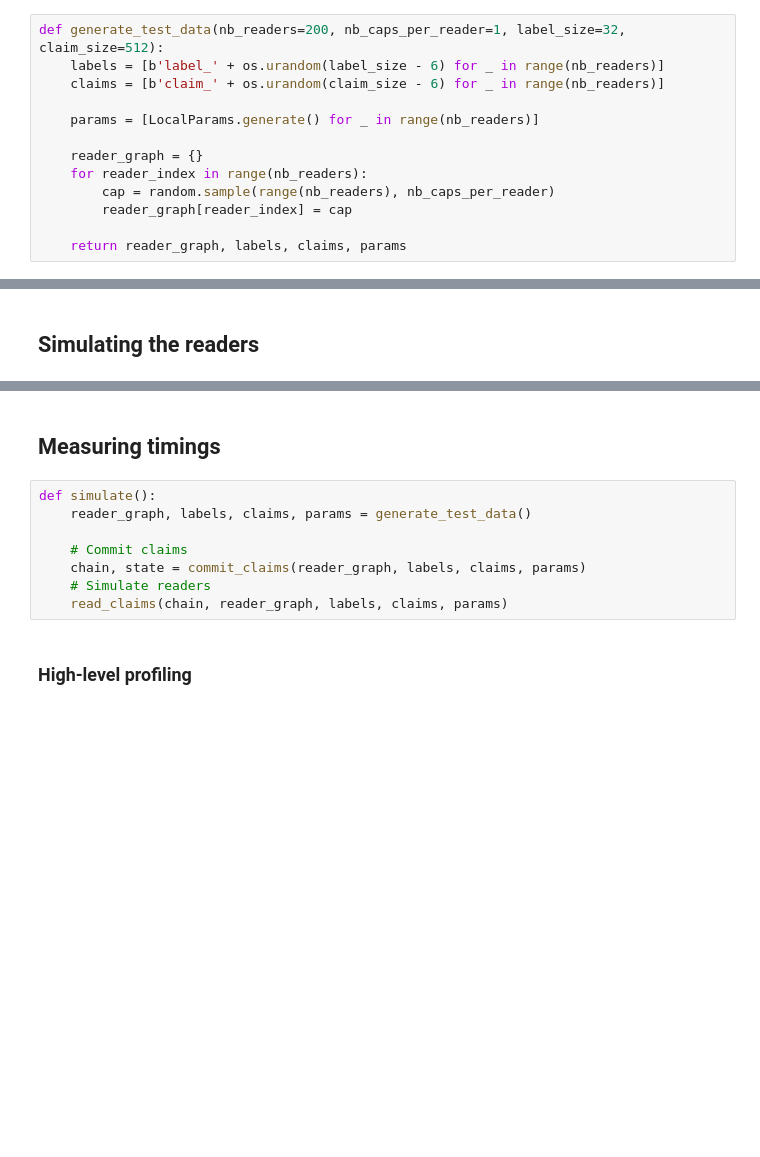
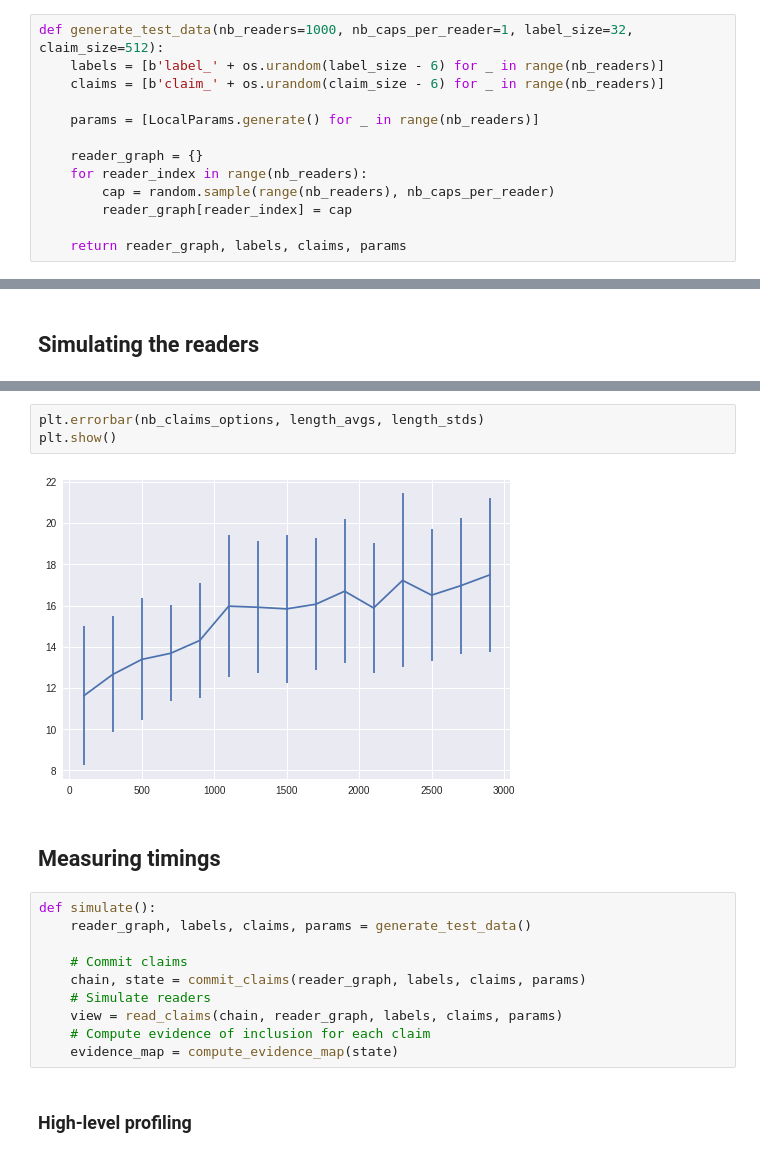
Before and after one commit to claimchain/claimchain-core, a Jupyter notebook: simulations/operations_profiling.ipynb, the cells around one changed output, grey strips where cells are left out. Drawn from its saved outputs; the diff is of its cells as text; blank space fills up the shorter version.

```diff
--- a/simulations/operations_profiling.ipynb
+++ b/simulations/operations_profiling.ipynb
@@ -22,5 +28,5 @@ The random capability matrix is generated: for each of the target readers _t_, `
 # %%
-def generate_test_data(nb_readers=200, nb_caps_per_reader=1, label_size=32, claim_size=512):
+def generate_test_data(nb_readers=1000, nb_caps_per_reader=1, label_size=32, claim_size=512):
     labels = [b'label_' + os.urandom(label_size - 6) for _ in range(nb_readers)]
     claims = [b'claim_' + os.urandom(claim_size - 6) for _ in range(nb_readers)]
 
@@ -75,3 +137,8 @@ def read_claims(chain, reader_graph, labels, claims, params):
+# %%
+plt.errorbar(nb_claims_options, length_avgs, length_stds)
+plt.show()
+# %% [output]
+[figure, added]
 # %% [markdown]
 ## Measuring timings
 # %%
@@ -81,7 +148,9 @@ def simulate():
     # Commit claims
     chain, state = commit_claims(reader_graph, labels, claims, params)
     # Simulate readers
-    read_claims(chain, reader_graph, labels, claims, params)
+    view = read_claims(chain, reader_graph, labels, claims, params)
+    # Compute evidence of inclusion for each claim
+    evidence_map = compute_evidence_map(state)
 # %% [markdown]
 ### High-level profiling
 # %%
```
Also changed, not shown: parts of 11 cells of this notebook.
